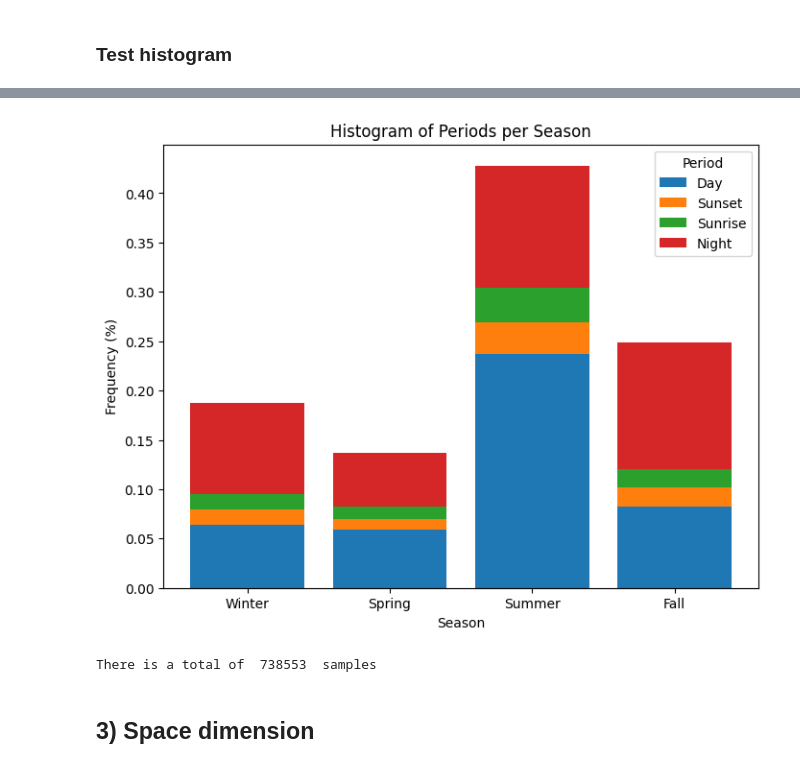
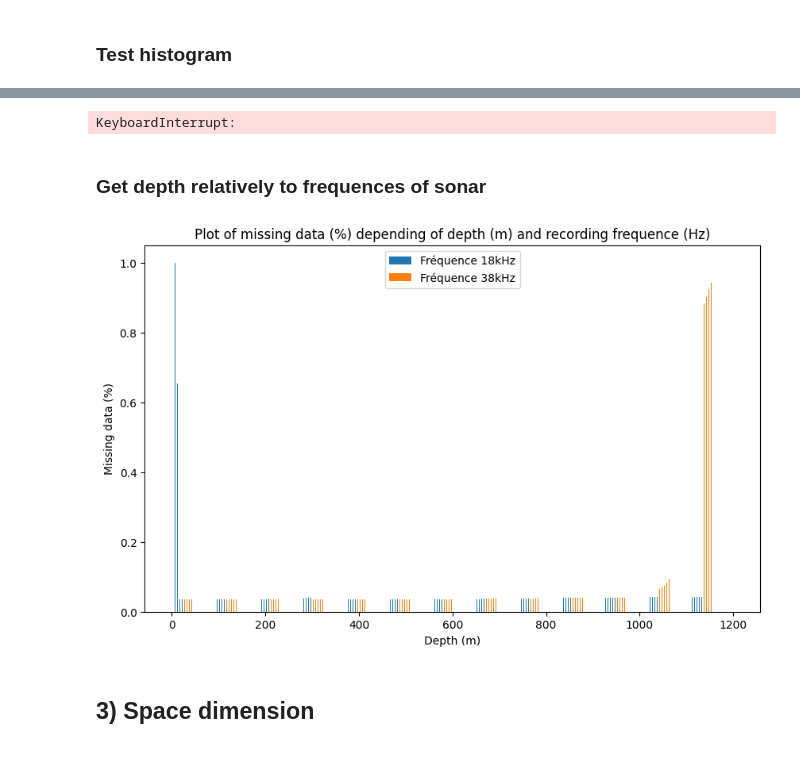
Before and after one commit to EliiseNicolas/Active-acoustic-datasets-analysis, a Jupyter notebook: src/open_netCDF.ipynb, the cells around one changed output, grey strips where cells are left out. Cells and saved outputs as stored; diff of their text form; code cells hidden in the pictures.

```diff
--- a/src/open_netCDF.ipynb
+++ b/src/open_netCDF.ipynb
@@ -90,8 +90,34 @@ There are 10860 samples in 3th dataset
 
 list_cdf_files=script_func.get_list_files() # Open folder containing all nc files and get list of all nc files path
 all_seasons_couts, n_all= script_func.count_season_all_files(list_cdf_files) # Open file i
-script_func.plot_histogram(all_seasons_couts) # Plot histogram
+script_func.plot_histogram(all_seasons_couts, save=True, dataset_name="18_and_38_kHz") # Plot histogram
 print("There is a total of ", n_all, " samples")
 # %% [output]
-[figure, removed]
-There is a total of  738553  samples
+KeyboardInterrupt:
+# %% [markdown]
+### **Get depth relatively to frequences of sonar**
+# %%
+def get_depth_depending_on_freq_sonar(dataset:nc.Dataset, freqs:List[str])->np.ndarray[float]:
+    # Get all depth
+    depths=dataset['DEPTH'][:] #240 depths
+
+    # Get all acoustic data
+    sv = dataset.variables['Sv'][:]
+
+    # Get total number of samples
+    n_samples = sv.shape[0]
+
+    # Get all frequency of interest
+    channels=script_func.get_channels(dataset)
+    try :
+        index_channels=[channels.index(freq) for freq in freqs]
+    except :
+        print("Dataset doesn't contain data at frequency requested")
+        return
+
+    # Count number of missing data
+    n_Nan = np.ma.count_masked(sv, axis=0) # number of NaN for ichannel (240,)
+    n_Nan = n_Nan/n_samples # put into frequency
+    n_Nan_channels = n_Nan[:, index_channels]
+
+    return n_Nan_channels
@@ -97,0 +192,10 @@ There is a total of  738553  samples
+# %%
+# test get_depth_depending_on_freq_sonar()
+list_cdf_files=script_func.get_list_files()    # Get all netcdf files path of folder chosen
+ds = script_func.open_dataset(3, list_cdf_files)    # Open netCDF into nc.Dataset
+# print(get_depth_depending_on_freq_sonar(ds, ['38kHz']))
+freqs = get_depth_depending_on_freq_sonar(ds, ['18kHz', '38kHz'])
+# %%
+plot_missing_depths(ds,['18kHz', '38kHz'], freqs)
+# %% [output]
+[figure, added]
```
Also changed, not shown: parts of 6 cells of this notebook, 6 other files.
